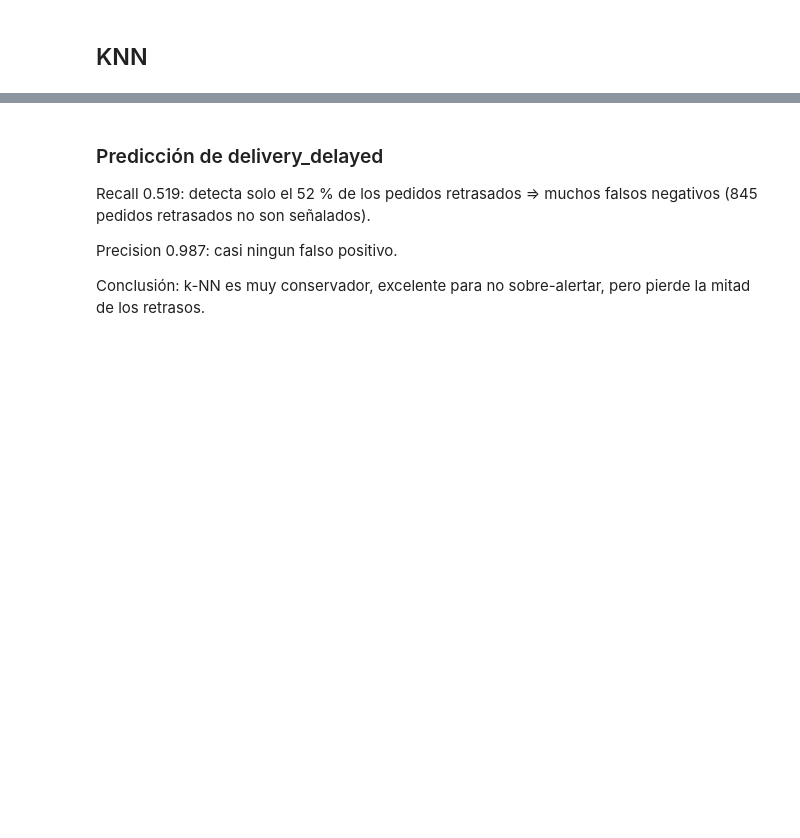
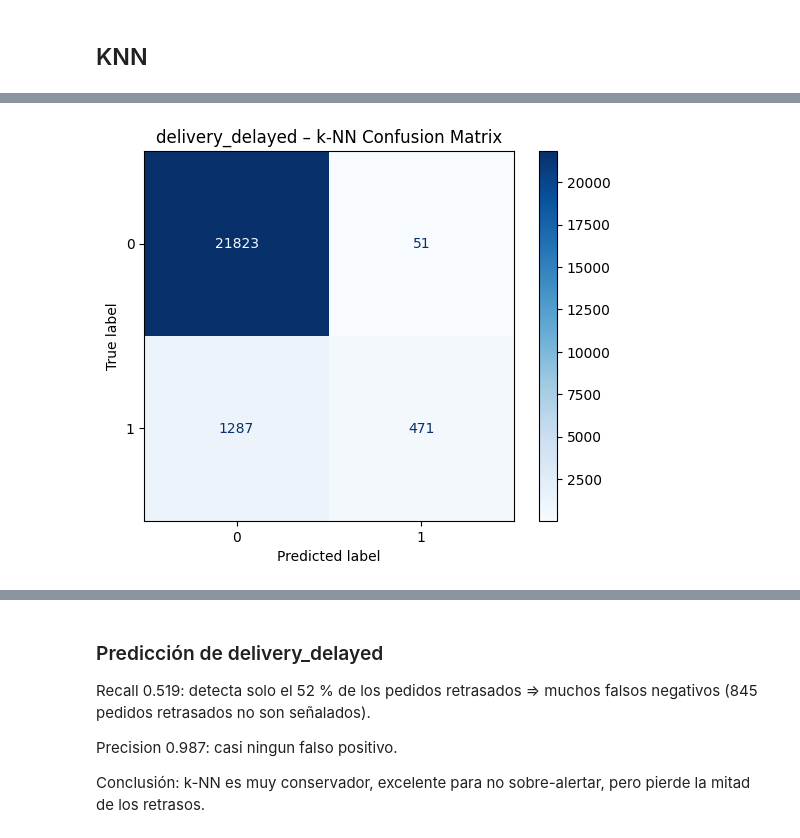
Before and after one commit to JoaquinCampos22155/proyecto3_Mineria, a Jupyter notebook: ModelosRegresion.ipynb, the cells around one changed output, grey strips where cells are left out. Drawn from its saved outputs; the diff is of its cells as text; code cells hidden in the pictures; blank space fills up the shorter version.

```diff
--- a/ModelosRegresion.ipynb
+++ b/ModelosRegresion.ipynb
@@ -1001,54 +1010,88 @@ plot_cap_curve(yte, y_scores, 'Logistic Regression (delivery_delayed)')
 # %% [markdown]
 ## KNN
 # %%
-import os, joblib, matplotlib.pyplot as plt
-import pandas as pd, numpy as np
-from pathlib import Path
-from sklearn.model_selection import train_test_split, GridSearchCV, StratifiedKFold
+import pandas as pd
+import numpy as np
+from joblib import Memory
+from sklearn.model_selection import train_test_split, RandomizedSearchCV
 from sklearn.preprocessing import StandardScaler
 from sklearn.pipeline import Pipeline
+from sklearn.decomposition import PCA
 from sklearn.neighbors import KNeighborsClassifier
-from sklearn.metrics import (classification_report, roc_auc_score,
-                             confusion_matrix, ConfusionMatrixDisplay)
+from sklearn.metrics import classification_report, roc_auc_score, confusion_matrix, ConfusionMatrixDisplay
+import matplotlib.pyplot as plt
+import joblib
 
-TARGETS     = ["delivery_delayed", "different_state"]
+# Configuración
+memory_knn = Memory(location='./.cache_knn', verbose=0)
+CV = 3
 RANDOM_SEED = 42
-CV          = StratifiedKFold(5, shuffle=True, random_state=RANDOM_SEED)
-GRID        = {"clf__n_neighbors": [3, 5, 11, 21],
-               "clf__weights": ["uniform", "distance"],
-               "clf__p": [1, 2]}
 
+# Imputación de datos
+df_filled = df.fillna(df.mean(numeric_only=True))  # Imputación una vez
 
-for tgt in TARGETS:
-    print(f"\n===== k‑NN  →  {tgt} =====\n")
+for tgt in ["delivery_delayed", "different_state"]:
+    print(f"\n===== k-NN  →  {tgt} =====\n")
 
-    X = df.drop(columns=[tgt]).fillna(df.mean(numeric_only=True))
-    y = df[tgt]
+    # Preparar datos
+    X = df_filled.drop(columns=[tgt]).astype(np.float32)
+    y = df_filled[tgt]
 
     Xtr, Xte, ytr, yte = train_test_split(
-        X, y, test_size=0.25, stratify=y, random_state=RANDOM_SEED)
+        X, y, test_size=0.25, stratify=y, random_state=RANDOM_SEED
+    )
 
+    # Pipeline con PCA y KNN
     pipe = Pipeline([
         ("scale", StandardScaler()),
-        ("clf", KNeighborsClassifier())
-    ])
+        ("pca", PCA(n_components=0.95, random_state=RANDOM_SEED)),
+        ("clf", KNeighborsClassifier(algorithm='ball_tree', n_jobs=-1))
+    ], memory=memory_knn)
 
-    model = GridSearchCV(pipe, GRID, cv=CV, scoring="roc_auc", n_jobs=1)
-    model.fit(Xtr, ytr)
-    best = model.best_estimator_
+    # Búsqueda de hiperparámetros
+    GRID_KNN = {
+        "clf__n_neighbors": [5, 10, 15],
+        "clf__weights": ["uniform", "distance"],
+        "clf__p": [2]
+    }
 
-    y_pred = best.predict(Xte)
-    y_prob = best.predict_proba(Xte)[:, 1]
-    cm     = confusion_matrix(yte, y_pred)
+    search = RandomizedSearchCV(
+        pipe,
+        GRID_KNN,
+        n_iter=5,
+        cv=CV,
+        scoring="roc_auc",
+        n_jobs=-1,
+        random_state=RANDOM_SEED,
+        verbose=1,
+        error_score='raise'
+    )
 
+    # Entrenar modelo
+    search.fit(Xtr, ytr)
+    best_knn = search.best_estimator_
+
+    # Evaluación
+    y_pred = best_knn.predict(Xte)
+    y_prob = best_knn.predict_proba(Xte)[:, 1]
+
+    # Reporte de clasificación
     print(classification_report(yte, y_pred, digits=3))
-    print("ROC‑AUC:", roc_auc_score(yte, y_prob).round(3))
-    print("Confusion‑matrix:\n", cm, "\n")
+    print("ROC-AUC:", roc_auc_score(yte, y_prob).round(3))
 
-    ConfusionMatrixDisplay(cm, display_labels=best.classes_).plot(cmap="Blues")
-    plt.title(f"{tgt} – k‑NN")
+    # Matriz de confusión
+    cm = confusion_matrix(yte, y_pred)
+    print("Confusion-matrix:\n", cm, "\n")
+
+    disp = ConfusionMatrixDisplay(confusion_matrix=cm, display_labels=best_knn.classes_)
+    disp.plot(cmap="Blues")
+    plt.title(f"{tgt} – k-NN Confusion Matrix")
     plt.savefig(f"cm_knn_{tgt}.png", dpi=150, bbox_inches="tight")
     plt.show()
 
-    joblib.dump(best, f"knn_best_{tgt}.joblib")
+    # Guardar modelo
+    joblib.dump(best_knn, f"knn_best_{tgt}.joblib")
+
+# Limpiar caché si es necesario
+memory_knn.clear()
 # %% [output]
@@ -1055,0 +1114 @@ for tgt in TARGETS:
+[figure, added]
```
Also changed, not shown: parts of 8 cells of this notebook.
